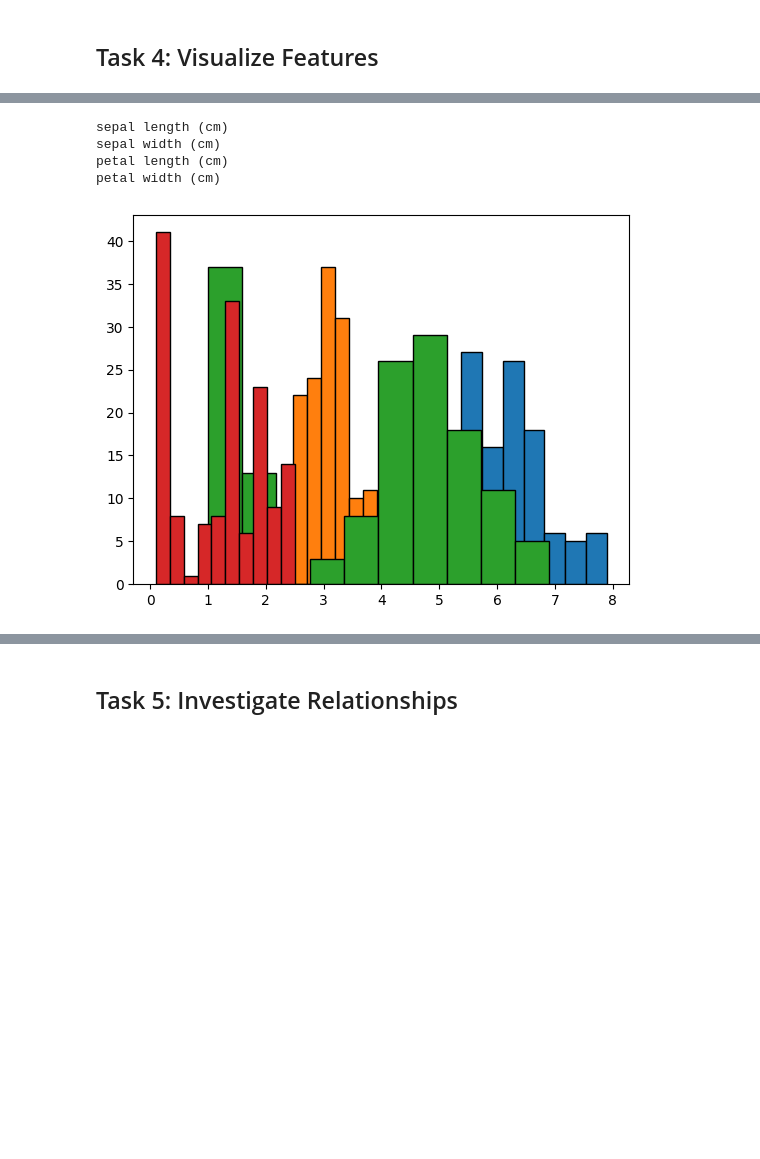
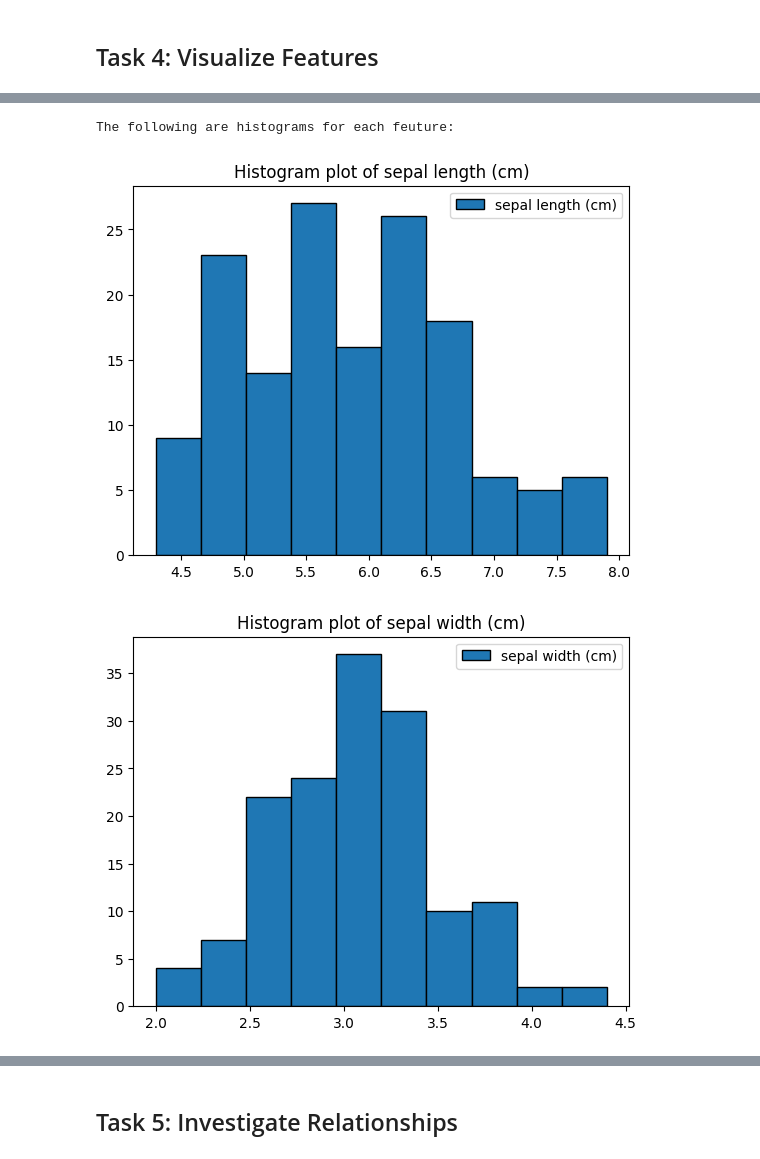
Before and after one commit to Hugo-van-Zyl/principles_of_data_analytics, a Jupyter notebook: tasks.ipynb, the cells around one changed output, grey strips where cells are left out. Drawn from its saved outputs; the diff is of its cells as text; code cells hidden in the pictures; blank space fills up the shorter version.

```diff
--- a/tasks.ipynb
+++ b/tasks.ipynb
@@ -254,27 +256,30 @@ Add appropriate titles and axis labels.
 # %%
 # Get the data set and target into one dataframe & rename target column name to species
 dft_Iris = data_Iris.frame.rename(columns={"target": "species"})
 
 # use a loop to iterate through the species column and replace values with their equivalent species names (strings) from the target_names attribute
 for i in range(len(data_Iris.target_names)): # iterate through the number of items contained in the target_names list
 
         dft_Iris = dft_Iris.replace({"species": i},data_Iris.target_names[i]) # only replace values in the species column and not the whole dataframe, using the replace function
 
 #print("The edited dataframe including species names is shown below: ")
 #display(dft_Iris)
 
-for names in data_Iris.feature_names:
-        print(names)
-        plt.hist(dft_Iris[names], edgecolor = "black", label=names)
 # Plot histograms for each feature using matplotlib
+print("The following are histograms for each feuture: ")
 
-#hist2 = plt.hist(dft_Iris["sepal width (cm)"], edgecolor = "black", label="sepal width")
-#hist2 = plt.hist(dft_Iris["sepal width (cm)"])
-#display(hist1)
-#plt.legend()
+for feature in data_Iris.feature_names:
+        #plt.subplots()
+        #plt.figure(figsize=(6, 4))
+        plt.hist(dft_Iris[feature], edgecolor = "black", label=feature)
+
+        plt.title(f"Histogram plot of {feature}")
+
+        #plt.xlabel("a")
+        #plt.ylabel("b")
+        plt.legend()
+        plt.show()
 # %% [output]
-sepal length (cm)
-sepal width (cm)
-petal length (cm)
-petal width (cm)
+The following are histograms for each feuture:
-[figure, old version]
+[figure, new version]
+[figure, added]
```
Also changed, not shown: parts of 3 cells of this notebook.
